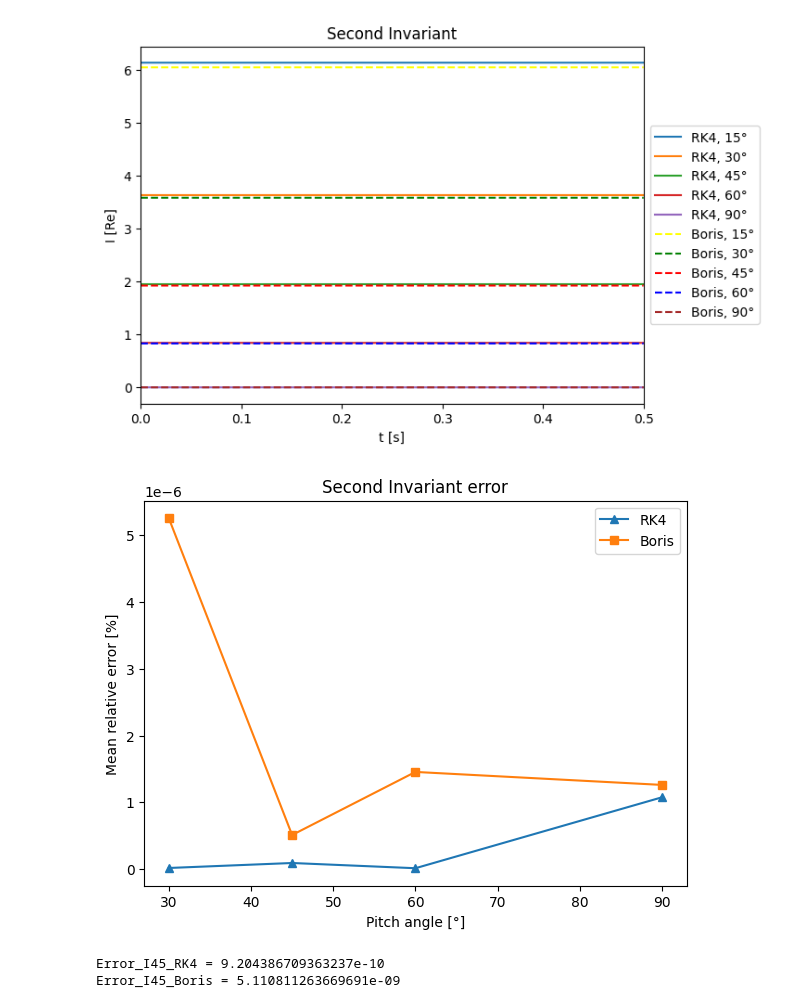
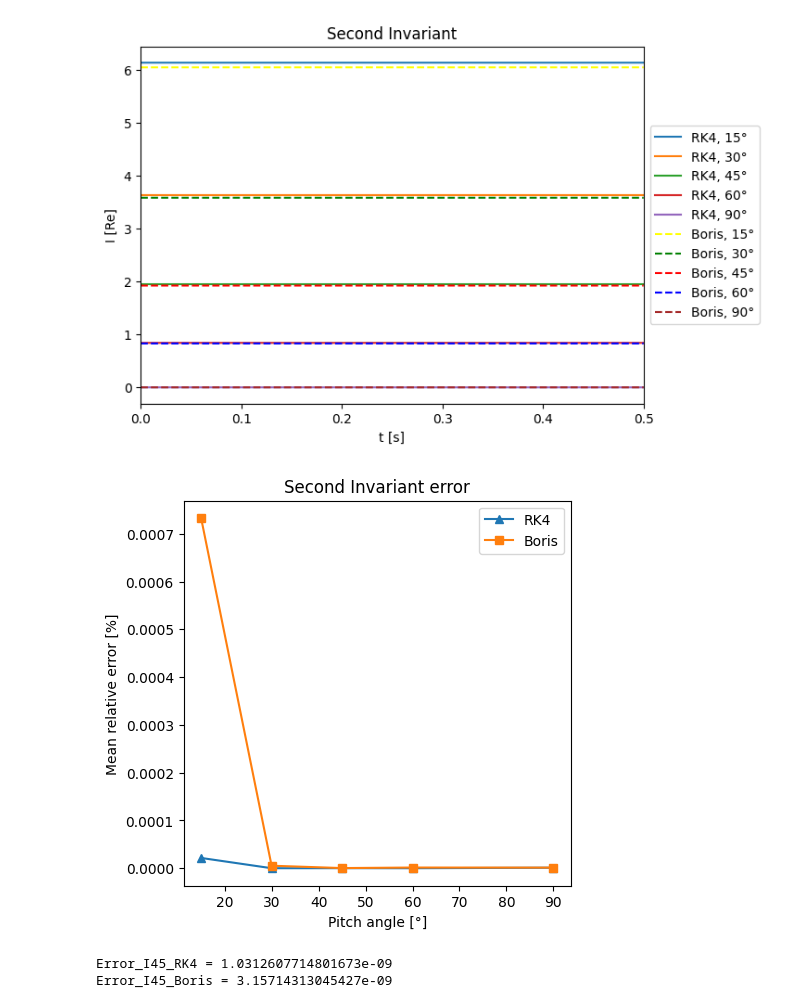
Before and after one commit to joaopedrobiu6/CompElectroMag, a Jupyter notebook: final/code/LorentzAnalysis_pitch.ipynb, the cells around one changed output. Saved outputs shown, nothing was run; the diff lists cells and outputs as text; code cells hidden in the pictures.

```diff
--- a/final/code/LorentzAnalysis_pitch.ipynb
+++ b/final/code/LorentzAnalysis_pitch.ipynb
@@ -29,13 +29,13 @@ dt_rk4 = 1.0e-07
 
 PA15_file_RK4= f"Lorentz/{species}/pitch_angle/{species}_trajectory_{energy:.1e}_{pitch_angle_15}_dt{dt_rk4:.1e}_RK4.csv"
 PA30_file_RK4 = f"Lorentz/{species}/pitch_angle/{species}_trajectory_{energy:.1e}_{pitch_angle_30}_dt{dt_rk4:.1e}_RK4.csv"
-PA45_file_RK4 = f"Lorentz/{species}/{species}_trajectory_{energy:.1e}_{pitch_angle_45}_dt{dt_rk4:.1e}_RK4.csv"
+PA45_file_RK4 = f"Lorentz/{species}/pitch_angle/{species}_trajectory_{energy:.1e}_{pitch_angle_45}_dt{dt_rk4:.1e}_RK4.csv"
 PA60_file_RK4 = f"Lorentz/{species}/pitch_angle/{species}_trajectory_{energy:.1e}_{pitch_angle_60}_dt{dt_rk4:.1e}_RK4.csv"
 PA90_file_RK4 = f"Lorentz/{species}/pitch_angle/{species}_trajectory_{energy:.1e}_{pitch_angle_90}_dt{dt_rk4:.1e}_RK4.csv"
 
 PA15_file_Boris = f"Lorentz/{species}/pitch_angle/{species}_trajectory_{energy:.1e}_{pitch_angle_15}_dt{dt_boris:.1e}_Boris.csv"
 PA30_file_Boris = f"Lorentz/{species}/pitch_angle/{species}_trajectory_{energy:.1e}_{pitch_angle_30}_dt{dt_boris:.1e}_Boris.csv"
-PA45_file_Boris = f"Lorentz/{species}/{species}_trajectory_{energy:.1e}_{pitch_angle_45}_dt{dt_boris:.1e}_Boris.csv"
+PA45_file_Boris = f"Lorentz/{species}/pitch_angle/{species}_trajectory_{energy:.1e}_{pitch_angle_45}_dt{dt_boris:.1e}_Boris.csv"
 PA60_file_Boris = f"Lorentz/{species}/pitch_angle/{species}_trajectory_{energy:.1e}_{pitch_angle_60}_dt{dt_boris:.1e}_Boris.csv"
 PA90_file_Boris = f"Lorentz/{species}/pitch_angle/{species}_trajectory_{energy:.1e}_{pitch_angle_90}_dt{dt_boris:.1e}_Boris.csv"
 
@@ -349,31 +351,32 @@ plt.show()
 # %%
 Error_I15_RK4 = mean_error(I15_RK4, np.mean(I15_RK4))
 Error_I30_RK4 = mean_error(I30_RK4, np.mean(I30_RK4))
 Error_I45_RK4 = mean_error(I45_RK4, np.mean(I45_RK4))
 Error_I60_RK4 = mean_error(I60_RK4, np.mean(I60_RK4))
 Error_I90_RK4 = mean_error(I90_RK4, np.mean(I90_RK4))
 
 Error_I15_Boris = mean_error(I15_Boris, np.mean(I15_Boris))
 Error_I30_Boris = mean_error(I30_Boris, np.mean(I30_Boris))
 Error_I45_Boris = mean_error(I45_Boris, np.mean(I45_Boris))
 Error_I60_Boris = mean_error(I60_Boris, np.mean(I60_Boris))
 Error_I90_Boris = mean_error(I90_Boris, np.mean(I90_Boris))
 
-plt.figure(figsize=(7, 5))
-plt.plot([30, 45, 60, 90], np.array([Error_I30_RK4, Error_I45_RK4, Error_I60_RK4, Error_I90_RK4])*100, label="RK4", marker='^')
-plt.plot([30, 45, 60, 90], np.array([Error_I30_Boris, Error_I45_Boris, Error_I60_Boris, Error_I90_Boris])*100, label="Boris", marker="s")
+plt.figure(figsize=(5, 5))
+plt.plot([15, 30, 45, 60, 90], np.array([Error_I15_RK4, Error_I30_RK4, Error_I45_RK4, Error_I60_RK4, Error_I90_RK4])*100, label="RK4", marker='^')
+plt.plot([15, 30, 45, 60, 90], np.array([Error_I15_Boris, Error_I30_Boris, Error_I45_Boris, Error_I60_Boris, Error_I90_Boris])*100, label="Boris", marker="s")
 plt.xlabel("Pitch angle [°]")
 plt.ylabel("Mean relative error [%]")
 plt.title("Second Invariant error")
 plt.legend()
+plt.savefig(f'Lorentz/{species}/{species}_I_error_{energy:.1e}.png')
 plt.show()
 
 print(f"Error_I45_RK4 = {Error_I45_RK4}")
 print(f"Error_I45_Boris = {Error_I45_Boris}")
 # %% [output]
-[figure, old version]
+[figure, new version]
-Error_I45_RK4 = 9.204386709363237e-10
-Error_I45_Boris = 5.110811263669691e-09
+Error_I45_RK4 = 1.0312607714801673e-09
+Error_I45_Boris = 3.15714313045427e-09
 # %%
 # 3rd Invariant
 PA15_RK4["r"] = np.sqrt(PA15_RK4["x"]**2 + PA15_RK4["y"]**2 + PA15_RK4["z"]**2)
```
Also changed, not shown: parts of 8 cells of this notebook, 22 other files.
